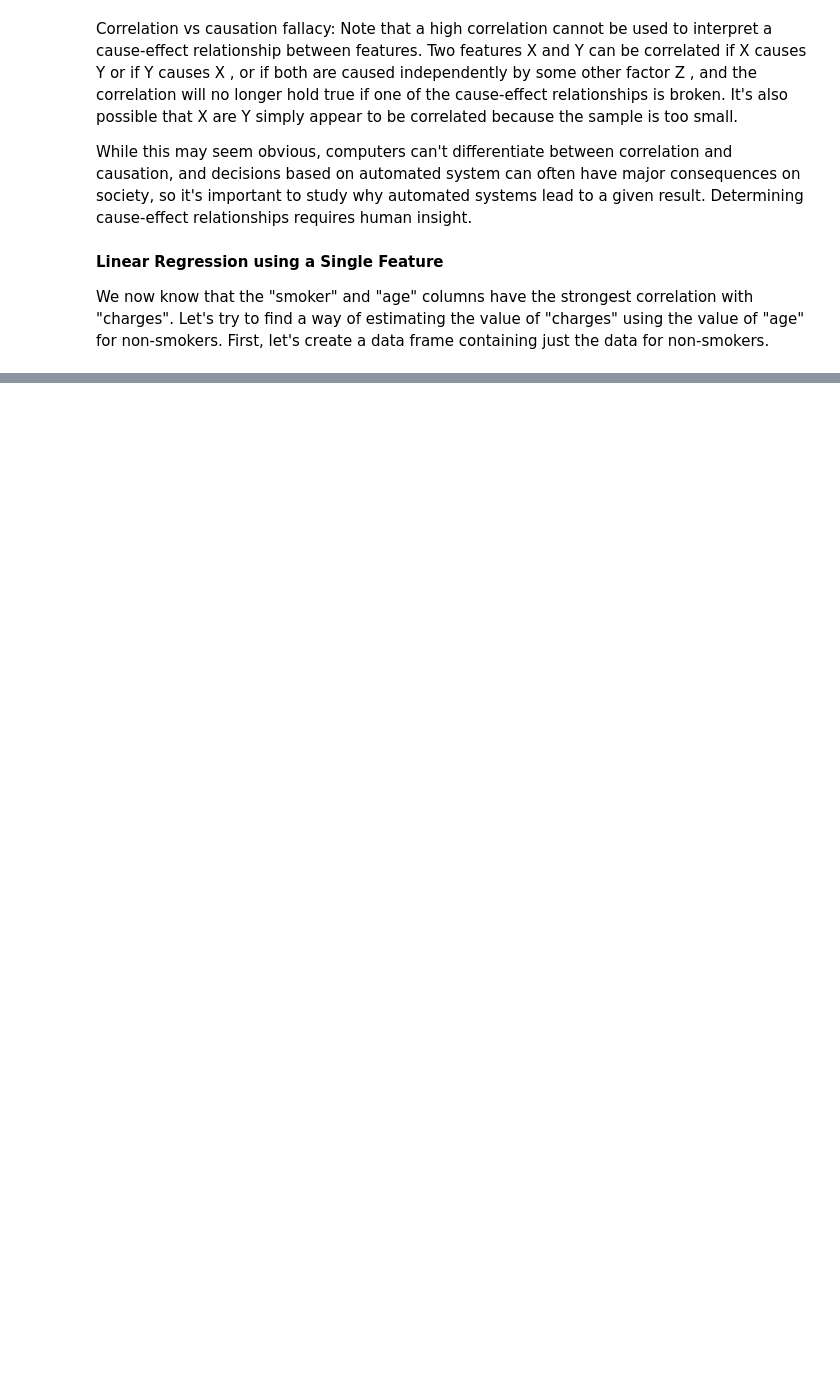
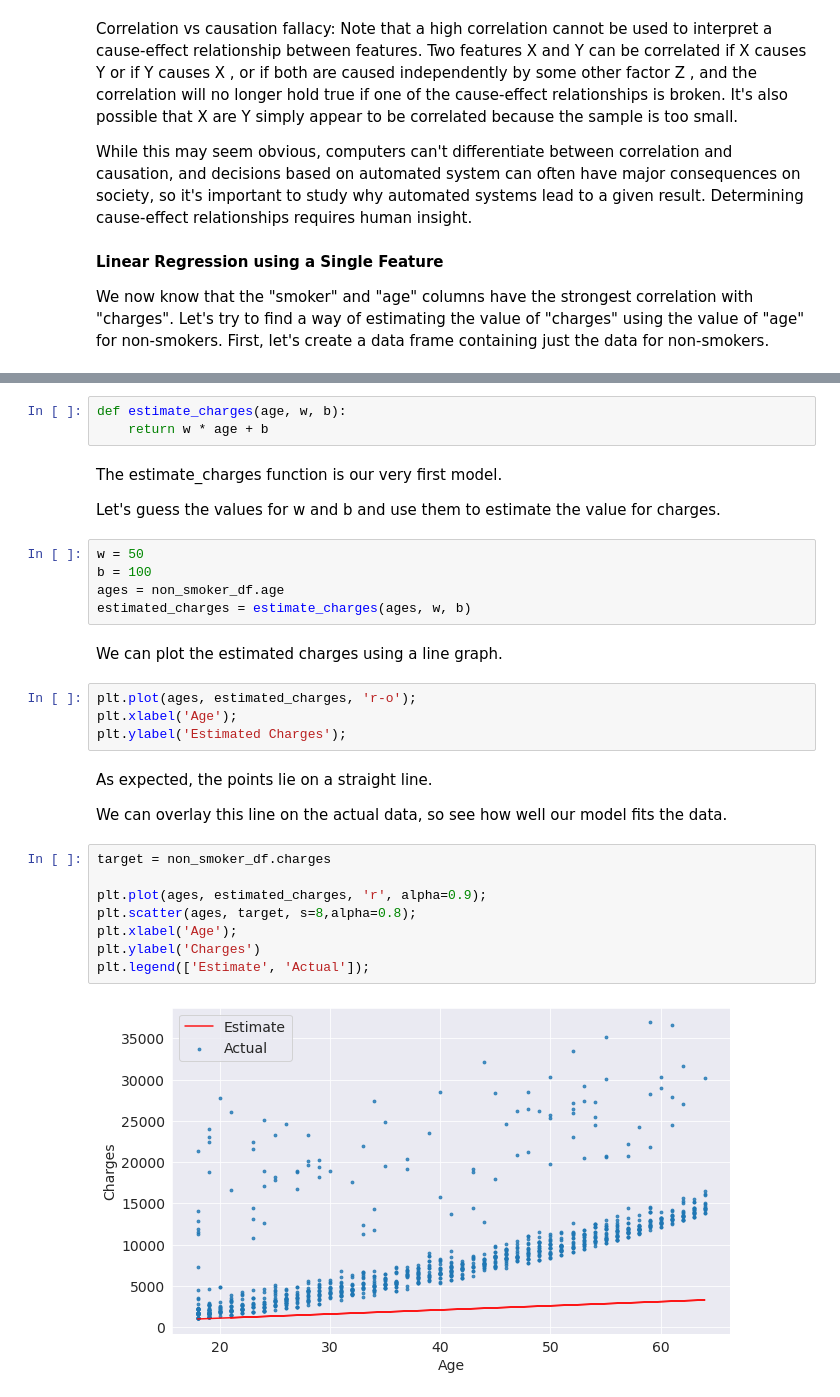
Before and after one commit to INSVICKY/Machine_learning_jovian, a Jupyter notebook: Vivek_python_sklearn_linear_regression.ipynb, the cells around one changed output, grey strips where cells are left out. Drawn from its saved outputs; the diff is of its cells as text; blank space fills up the shorter version.

```diff
--- a/Vivek_python_sklearn_linear_regression.ipynb
+++ b/Vivek_python_sklearn_linear_regression.ipynb
@@ -371,0 +308,32 @@ non_smoker_df = medical_df[medical_df.smoker == 'no']
+# %%
+def estimate_charges(age, w, b):
+    return w * age + b
+# %% [markdown]
+The estimate_charges function is our very first model.
+
+Let's guess the values for  w  and  b  and use them to estimate the value for charges.
+# %%
+w = 50
+b = 100
+ages = non_smoker_df.age
+estimated_charges = estimate_charges(ages, w, b)
+# %% [markdown]
+We can plot the estimated charges using a line graph.
+# %%
+plt.plot(ages, estimated_charges, 'r-o');
+plt.xlabel('Age');
+plt.ylabel('Estimated Charges');
+# %% [markdown]
+As expected, the points lie on a straight line.
+
+We can overlay this line on the actual data, so see how well our model fits the data.
+# %%
+target = non_smoker_df.charges
+
+plt.plot(ages, estimated_charges, 'r', alpha=0.9);
+plt.scatter(ages, target, s=8,alpha=0.8);
+plt.xlabel('Age');
+plt.ylabel('Charges')
+plt.legend(['Estimate', 'Actual']);
+# %% [output]
+[figure, added]
```
Also changed, not shown: parts of 36 cells of this notebook.
